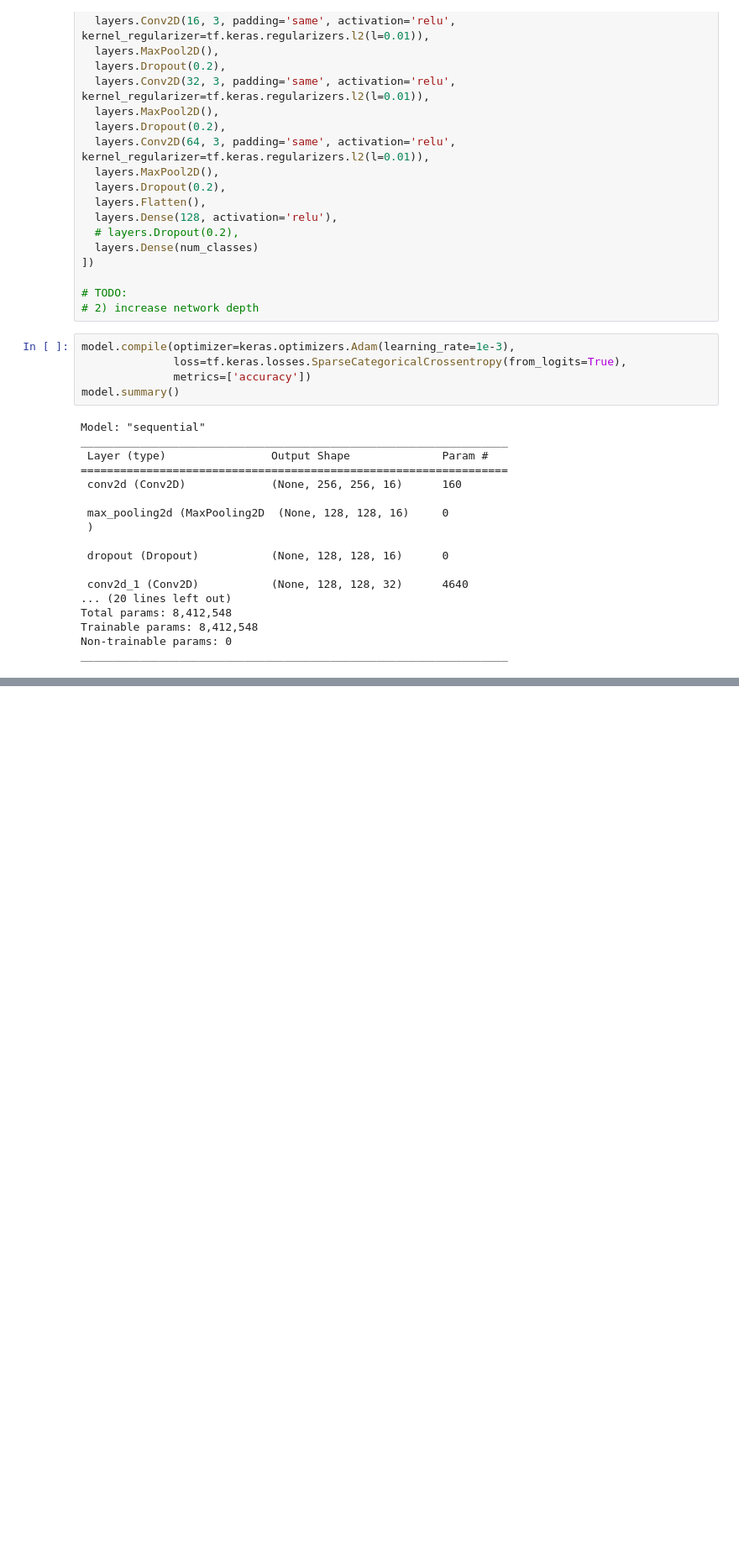
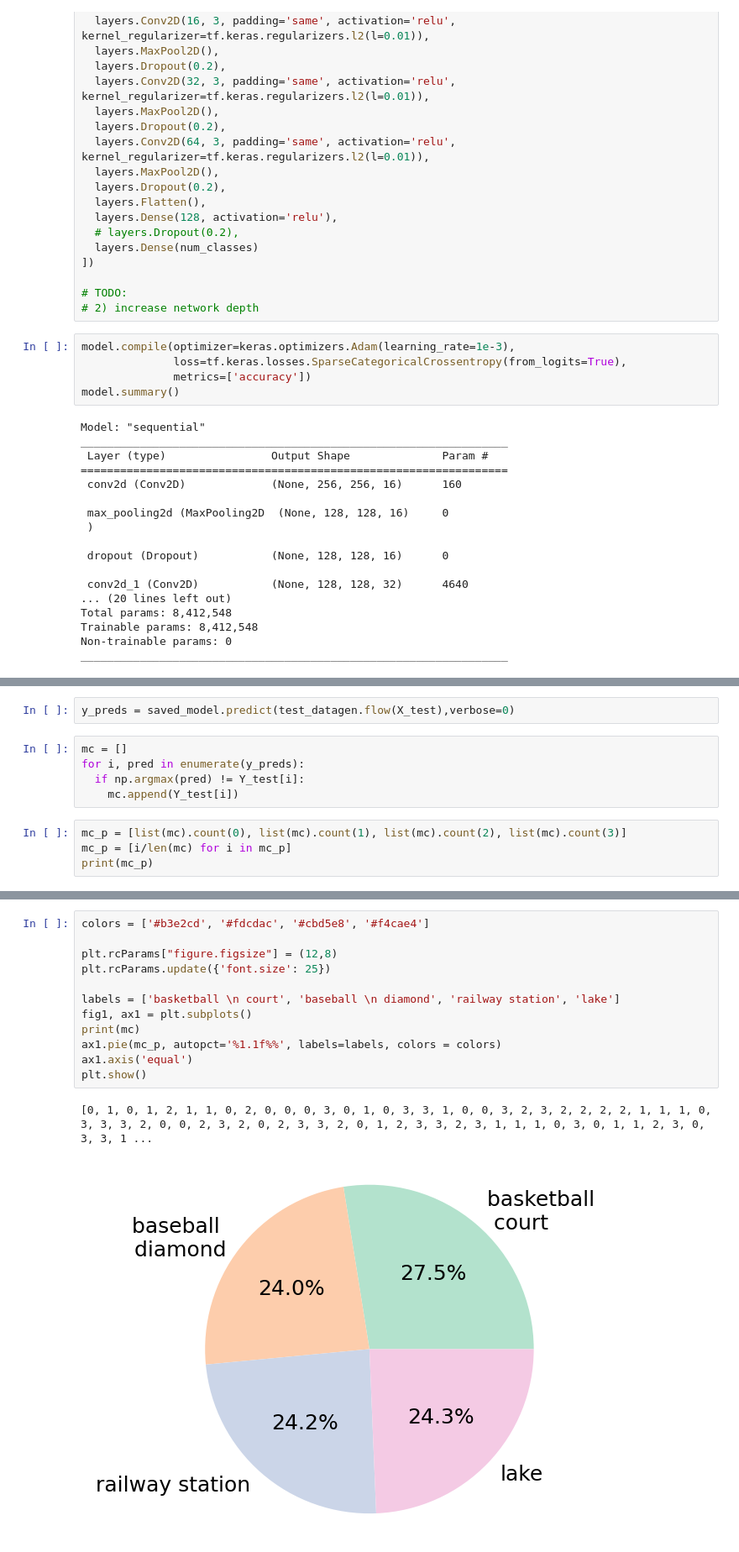
Before and after one commit to sehenaoga/image_classification, a Jupyter notebook: classifiers/DNN.ipynb, the cells around one changed output, grey strips where cells are left out. Shown: that part at 84% size. Drawn from its saved outputs; the diff is of its cells as text; blank space fills up the shorter version.

```diff
--- a/classifiers/DNN.ipynb
+++ b/classifiers/DNN.ipynb
@@ -269,0 +276,11 @@ INFO:tensorflow:Assets written to: /content/gdrive/My Drive/CSE382M/model3/asset
+# %%
+y_preds = saved_model.predict(test_datagen.flow(X_test),verbose=0)
+# %%
+mc = []
+for i, pred in enumerate(y_preds):
+  if np.argmax(pred) != Y_test[i]:
+    mc.append(Y_test[i])
+# %%
+mc_p = [list(mc).count(0), list(mc).count(1), list(mc).count(2), list(mc).count(3)]
+mc_p = [i/len(mc) for i in mc_p]
+print(mc_p)
@@ -270,3 +298,18 @@ INFO:tensorflow:Assets written to: /content/gdrive/My Drive/CSE382M/model3/asset
+# %%
+colors = ['#b3e2cd', '#fdcdac', '#cbd5e8', '#f4cae4']
+
+plt.rcParams["figure.figsize"] = (12,8)
+plt.rcParams.update({'font.size': 25})
+
+labels = ['basketball \n court', 'baseball \n diamond', 'railway station', 'lake']
+fig1, ax1 = plt.subplots()
+print(mc)
+ax1.pie(mc_p, autopct='%1.1f%%', labels=labels, colors = colors)
+ax1.axis('equal')
+plt.show()
+# %% [output]
+[0, 1, 0, 1, 2, 1, 1, 0, 2, 0, 0, 0, 3, 0, 1, 0, 3, 3, 1, 0, 0, 3, 2, 3, 2, 2, 2, 2, 1, 1, 1, 0, 3, 3, 3, 2, 0, 0, 2, 3, 2, 0, 2, 3, 3, 2, 0, 1, 2, 3, 3, 2, 3, 1, 1, 1, 0, 3, 0, 1, 1, 2, 3, 0, 3, 3, 1 ...
+[figure, added]
 # %%
 acc = history.history['accuracy']
 val_acc = history.history['val_accuracy']
```
Also changed, not shown: parts of 8 cells of this notebook.
